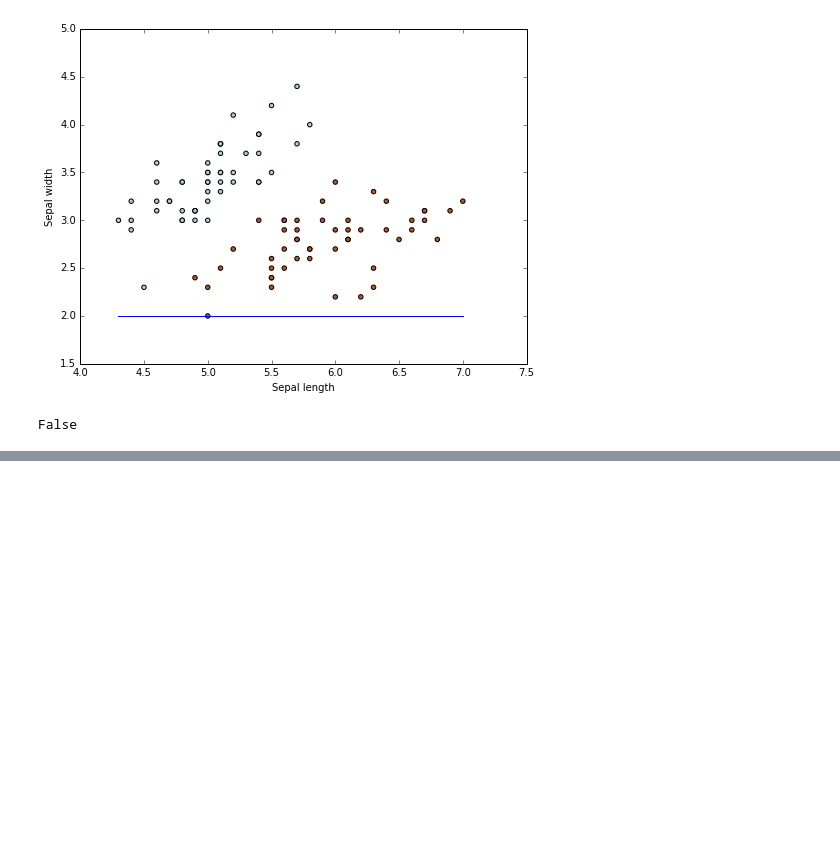
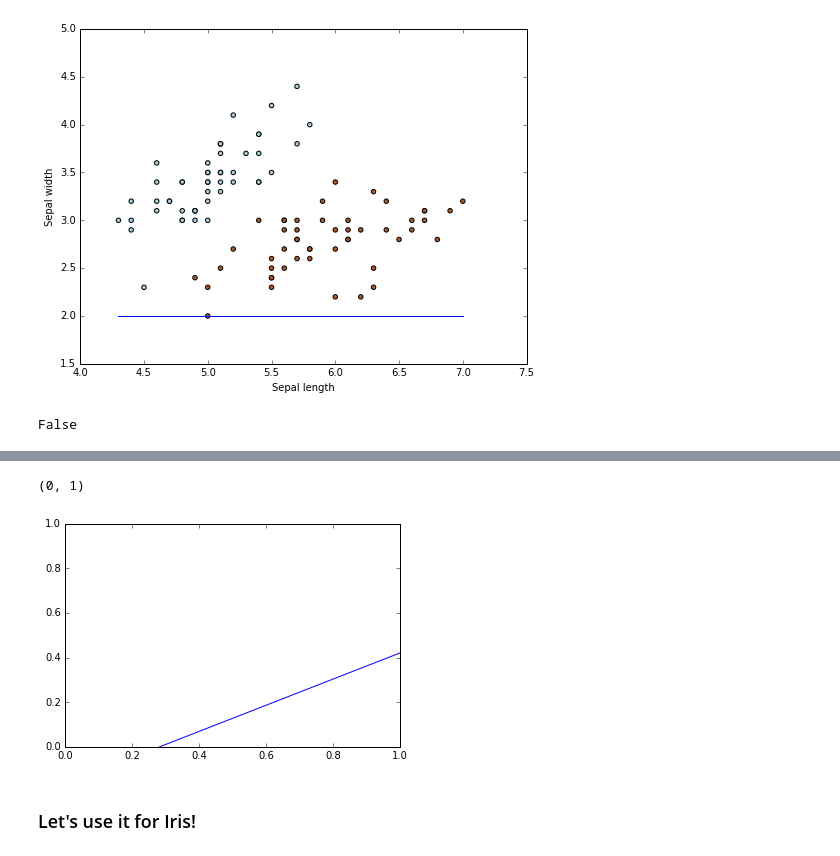
Before and after one commit to AbstractGeek/rusmalai-ncbs, a Jupyter notebook: perceptrons.ipynb, the cells around one changed output, grey strips where cells are left out. Cells and saved outputs as stored; diff of their text form; code cells hidden in the pictures; blank space fills up the shorter version.

```diff
--- a/perceptrons.ipynb
+++ b/perceptrons.ipynb
@@ -54,0 +107,10 @@ False
+# %%
+k = np.linspace(0,1,100)
+plt.plot(k,-(w[0]/w[1])*k + theta/w[1])
+plt.xlim((0,1))
+plt.ylim((0,1))
+# %% [output]
+(0, 1)
+[figure, added]
+# %% [markdown]
+### Let's use it for Iris!
```
Also changed, not shown: parts of 5 cells of this notebook.
